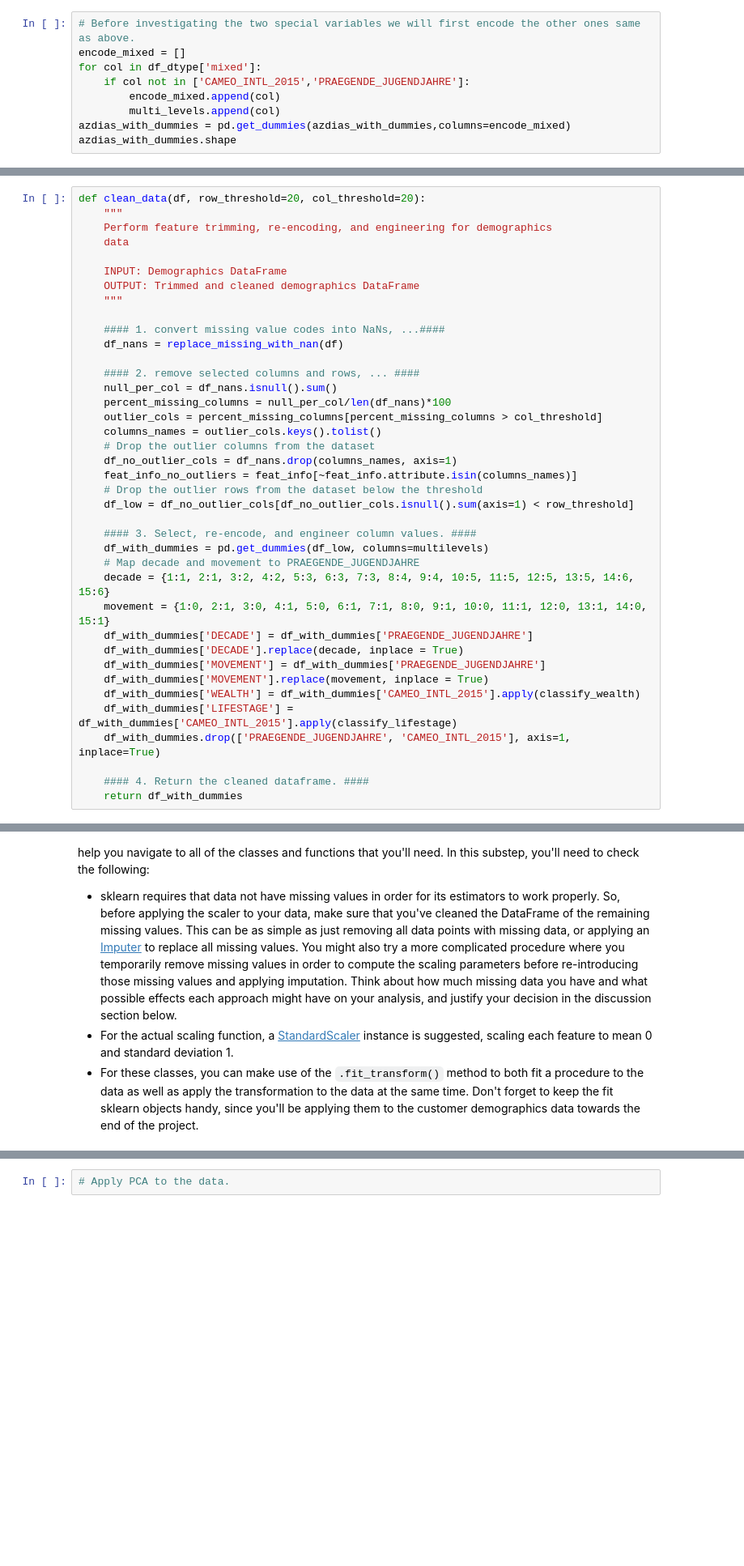
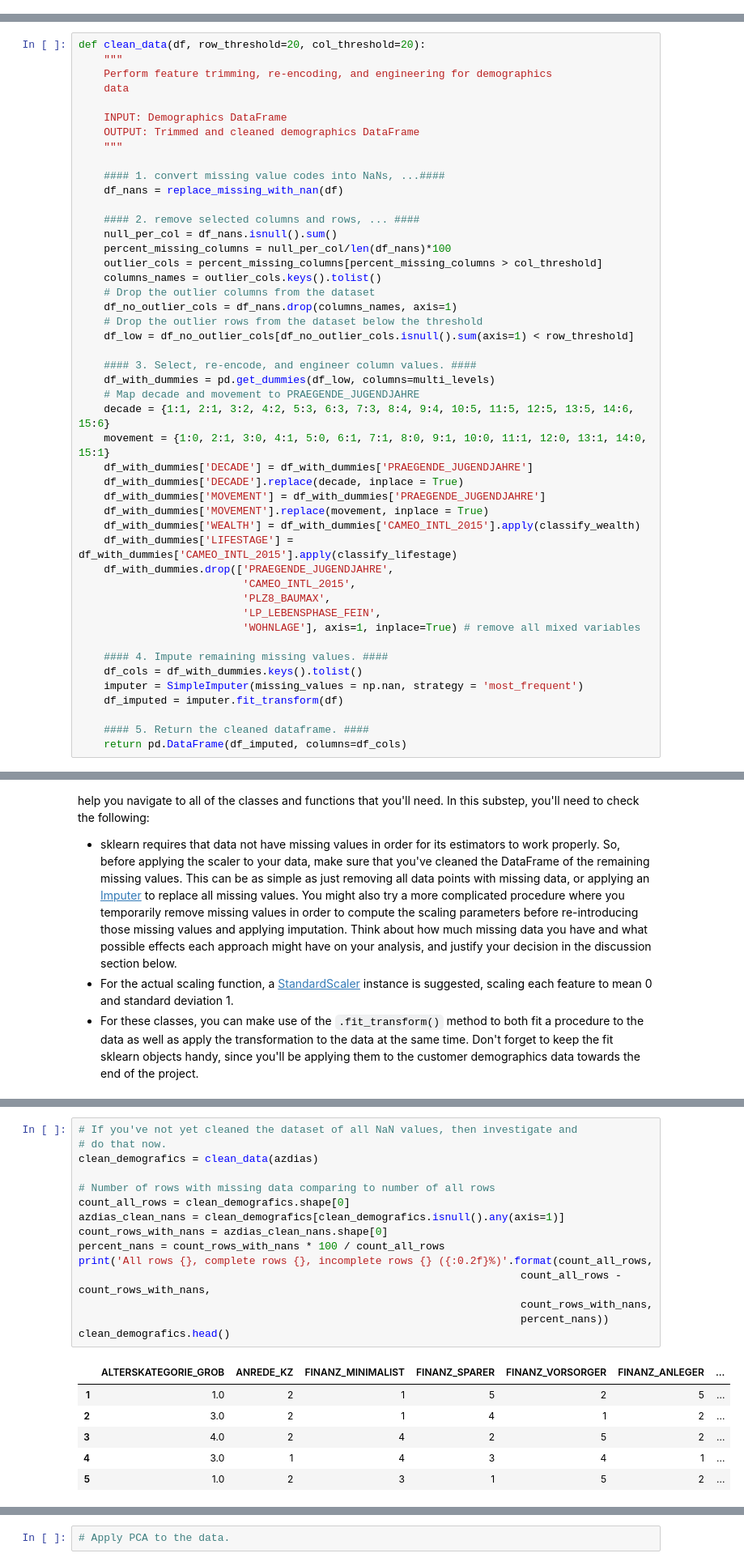
Before and after one commit to luisgj/customer-segments-predictor, a Jupyter notebook: Identify_Customer_Segments.ipynb, the cells around one changed output, grey strips where cells are left out. Shown: that part at 81% size. Saved outputs shown, nothing was run; the diff lists cells and outputs as text; blank space fills up the shorter version.

Commit message:
impute missing values

```diff
--- a/Identify_Customer_Segments.ipynb
+++ b/Identify_Customer_Segments.ipynb
@@ -372,12 +377,3 @@ PRAEGENDE_JUGENDJAHRE 15
 WOHNLAGE 8
 CAMEO_INTL_2015 21
 PLZ8_BAUMAX 5
-# %%
-# Before investigating the two special variables we will first encode the other ones same as above.
-encode_mixed = []
-for col in df_dtype['mixed']:
-    if col not in ['CAMEO_INTL_2015','PRAEGENDE_JUGENDJAHRE']:
-        encode_mixed.append(col)
-        multi_levels.append(col)
-azdias_with_dummies = pd.get_dummies(azdias_with_dummies,columns=encode_mixed)
-azdias_with_dummies.shape
@@ -527,12 +521,11 @@ def clean_data(df, row_threshold=20, col_threshold=20):
     columns_names = outlier_cols.keys().tolist()
     # Drop the outlier columns from the dataset
     df_no_outlier_cols = df_nans.drop(columns_names, axis=1)
-    feat_info_no_outliers = feat_info[~feat_info.attribute.isin(columns_names)]
     # Drop the outlier rows from the dataset below the threshold
     df_low = df_no_outlier_cols[df_no_outlier_cols.isnull().sum(axis=1) < row_threshold]
 
     #### 3. Select, re-encode, and engineer column values. ####
-    df_with_dummies = pd.get_dummies(df_low, columns=multilevels)
+    df_with_dummies = pd.get_dummies(df_low, columns=multi_levels)
     # Map decade and movement to PRAEGENDE_JUGENDJAHRE
     decade = {1:1, 2:1, 3:2, 4:2, 5:3, 6:3, 7:3, 8:4, 9:4, 10:5, 11:5, 12:5, 13:5, 14:6, 15:6}
     movement = {1:0, 2:1, 3:0, 4:1, 5:0, 6:1, 7:1, 8:0, 9:1, 10:0, 11:1, 12:0, 13:1, 14:0, 15:1}
@@ -542,10 +535,19 @@ def clean_data(df, row_threshold=20, col_threshold=20):
     df_with_dummies['MOVEMENT'].replace(movement, inplace = True)
     df_with_dummies['WEALTH'] = df_with_dummies['CAMEO_INTL_2015'].apply(classify_wealth)
     df_with_dummies['LIFESTAGE'] = df_with_dummies['CAMEO_INTL_2015'].apply(classify_lifestage)
-    df_with_dummies.drop(['PRAEGENDE_JUGENDJAHRE', 'CAMEO_INTL_2015'], axis=1, inplace=True)
+    df_with_dummies.drop(['PRAEGENDE_JUGENDJAHRE',
+                          'CAMEO_INTL_2015',
+                          'PLZ8_BAUMAX',
+                          'LP_LEBENSPHASE_FEIN',
+                          'WOHNLAGE'], axis=1, inplace=True) # remove all mixed variables
 
-    #### 4. Return the cleaned dataframe. ####
-    return df_with_dummies
+    #### 4. Impute remaining missing values. ####
+    df_cols = df_with_dummies.keys().tolist()
+    imputer = SimpleImputer(missing_values = np.nan, strategy = 'most_frequent')
+    df_imputed = imputer.fit_transform(df)
+
+    #### 5. Return the cleaned dataframe. ####
+    return pd.DataFrame(df_imputed, columns=df_cols)
 # %% [markdown]
 ## Step 2: Feature Transformation
 
@@ -561,0 +561,22 @@ Before we apply dimensionality reduction techniques to the data, we need to perf
+# %%
+# If you've not yet cleaned the dataset of all NaN values, then investigate and
+# do that now.
+clean_demografics = clean_data(azdias)
+
+# Number of rows with missing data comparing to number of all rows
+count_all_rows = clean_demografics.shape[0]
+azdias_clean_nans = clean_demografics[clean_demografics.isnull().any(axis=1)]
+count_rows_with_nans = azdias_clean_nans.shape[0]
+percent_nans = count_rows_with_nans * 100 / count_all_rows
+print('All rows {}, complete rows {}, incomplete rows {} ({:0.2f}%)'.format(count_all_rows,
+                                                                      count_all_rows - count_rows_with_nans,
+                                                                      count_rows_with_nans,
+                                                                      percent_nans))
+clean_demografics.head()
+# %% [output]
+|  | ALTERSKATEGORIE_GROB | ANREDE_KZ | FINANZ_MINIMALIST | FINANZ_SPARER | FINANZ_VORSORGER | FINANZ_ANLEGER | ... |
+| 1 | 1.0 | 2 | 1 | 5 | 2 | 5 | ... |
+| 2 | 3.0 | 2 | 1 | 4 | 1 | 2 | ... |
+| 3 | 4.0 | 2 | 4 | 2 | 5 | 2 | ... |
+| 4 | 3.0 | 1 | 4 | 3 | 4 | 1 | ... |
+| 5 | 1.0 | 2 | 3 | 1 | 5 | 2 | ... |
```
Also changed, not shown: parts of 6 cells of this notebook.
